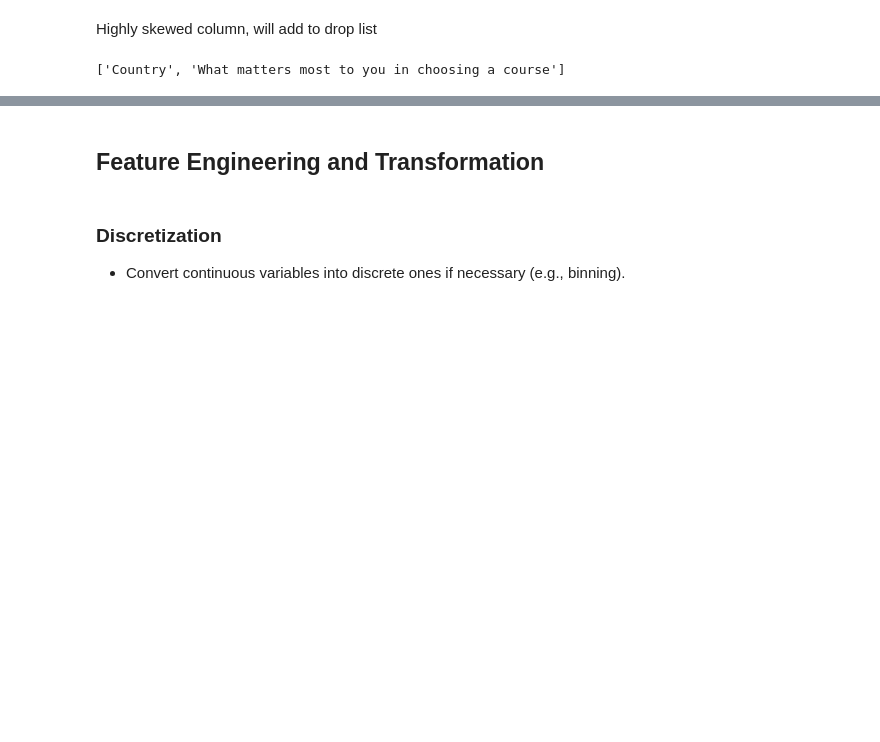
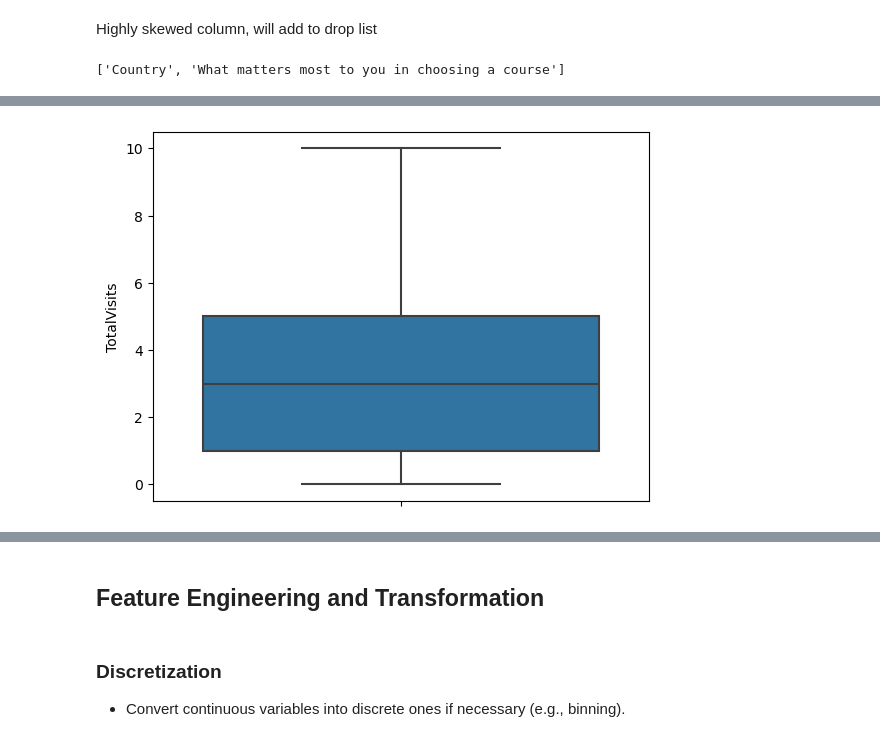
Before and after one commit to yuledez/Project_4_lead_scoring, a Jupyter notebook: lead_scoring_project4_YL.ipynb, the cells around one changed output, grey strips where cells are left out. Drawn from its saved outputs; the diff is of its cells as text; code cells hidden in the pictures; blank space fills up the shorter version.

```diff
--- a/lead_scoring_project4_YL.ipynb
+++ b/lead_scoring_project4_YL.ipynb
@@ -631,0 +698,11 @@ print(df_null_dtype_numeric_with_nulls)
+# %%
+#Outlier Treatment: Remove top & bottom 5% of the Column Outlier values
+
+Q3 = df_leads.TotalVisits.quantile(0.99)
+df_leads = df_leads[(df_leads.TotalVisits <= Q3)]
+Q1 = df_leads.TotalVisits.quantile(0.01)
+df_leads = df_leads[(df_leads.TotalVisits >= Q1)]
+sns.boxplot(y=df_leads['TotalVisits'])
+plt.show()
+# %% [output]
+[figure, added]
```
Also changed, not shown: parts of 42 cells of this notebook.
